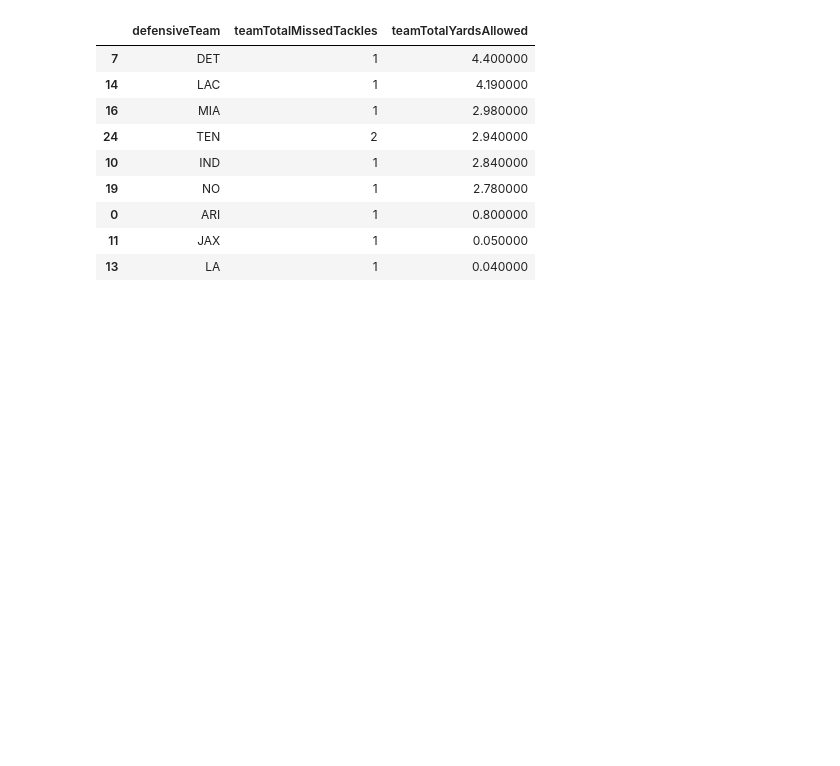
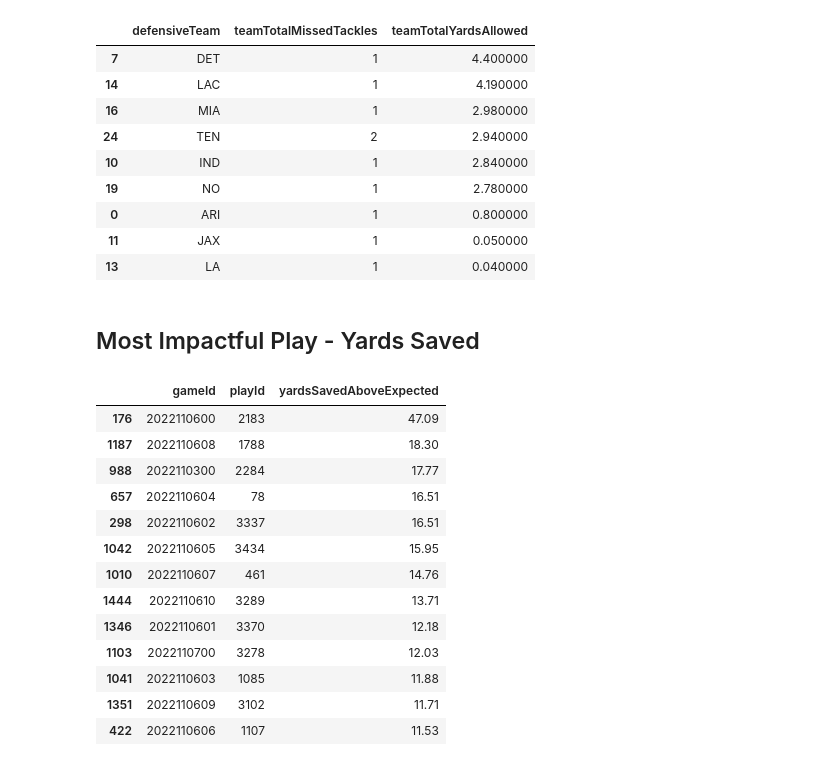
Before and after one commit to jennmohr/nfl-big-data-bowl-24, a Jupyter notebook: evaluation-of-team-tackle-yards-saved-using-ml.ipynb, the cells around one changed output. Cells and saved outputs as stored; diff of their text form; code cells hidden in the pictures; blank space fills up the shorter version.

```diff
--- a/evaluation-of-team-tackle-yards-saved-using-ml.ipynb
+++ b/evaluation-of-team-tackle-yards-saved-using-ml.ipynb
@@ -362,0 +407,28 @@ display(teams_data_df_allowed[columns].style.background_gradient(axis=0, subset=
+# %%
+def hex_to_rgb_array(hex_color):
+    '''take in hex val and return rgb np array'''
+    return np.array(tuple(int(hex_color.lstrip('#')[i:i+2], 16) for i in (0, 2, 4)))
+
+def ColorDistance(hex1,hex2):
+    '''d = {} distance between two colors(3)'''
+    if hex1 == hex2:
+        return 0
+    rgb1 = hex_to_rgb_array(hex1)
+    rgb2 = hex_to_rgb_array(hex2)
+    rm = 0.5*(rgb1[0]+rgb2[0])
+    d = abs(sum((2+rm,4,3-rm)*(rgb1-rgb2)**2))**0.5
+    return d
+
+def ColorPairs(team1,team2):
+    color_array_1 = colors[team1]
+    color_array_2 = colors[team2]
+    # If color distance is small enough then flip color order
+    if ColorDistance(color_array_1[0],color_array_2[0])<500:
+        return {team1:[color_array_1[0],color_array_1[1]],team2:[color_array_2[1],color_array_2[0]],'football':colors['football']}
+    else:
+        return {team1:[color_array_1[0],color_array_1[1]],team2:[color_array_2[0],color_array_2[1]],'football':colors['football']}
+# %%
+fig = go.Figure( layout_yaxis_range=[0,53.3], layout_xaxis_range=[0,120])
+
+team_combos = list(set(tracking_data.club.unique())-set(["football"]))
+color_orders = ColorPairs(team_combos[0],team_combos[1])
@@ -362,0 +680,20 @@ display(teams_data_df_allowed[columns].style.background_gradient(axis=0, subset=
+# %% [markdown]
+## Most Impactful Play - Yards Saved
+# %%
+display(most_yards_saved_df.sort_values(by='yardsSavedAboveExpected', ascending=False))
+animate_play(games_df,week_9_tracking_df,raw_plays_df,players_df,2022110600,2183).show()
+# %% [output]
+|  | gameId | playId | yardsSavedAboveExpected |
+| 176 | 2022110600 | 2183 | 47.09 |
+| 1187 | 2022110608 | 1788 | 18.30 |
+| 988 | 2022110300 | 2284 | 17.77 |
+| 657 | 2022110604 | 78 | 16.51 |
+| 298 | 2022110602 | 3337 | 16.51 |
+| 1042 | 2022110605 | 3434 | 15.95 |
+| 1010 | 2022110607 | 461 | 14.76 |
+| 1444 | 2022110610 | 3289 | 13.71 |
+| 1346 | 2022110601 | 3370 | 12.18 |
+| 1103 | 2022110700 | 3278 | 12.03 |
+| 1041 | 2022110603 | 1085 | 11.88 |
+| 1351 | 2022110609 | 3102 | 11.71 |
+| 422 | 2022110606 | 1107 | 11.53 |
```
Also changed, not shown: parts of 20 cells of this notebook.
